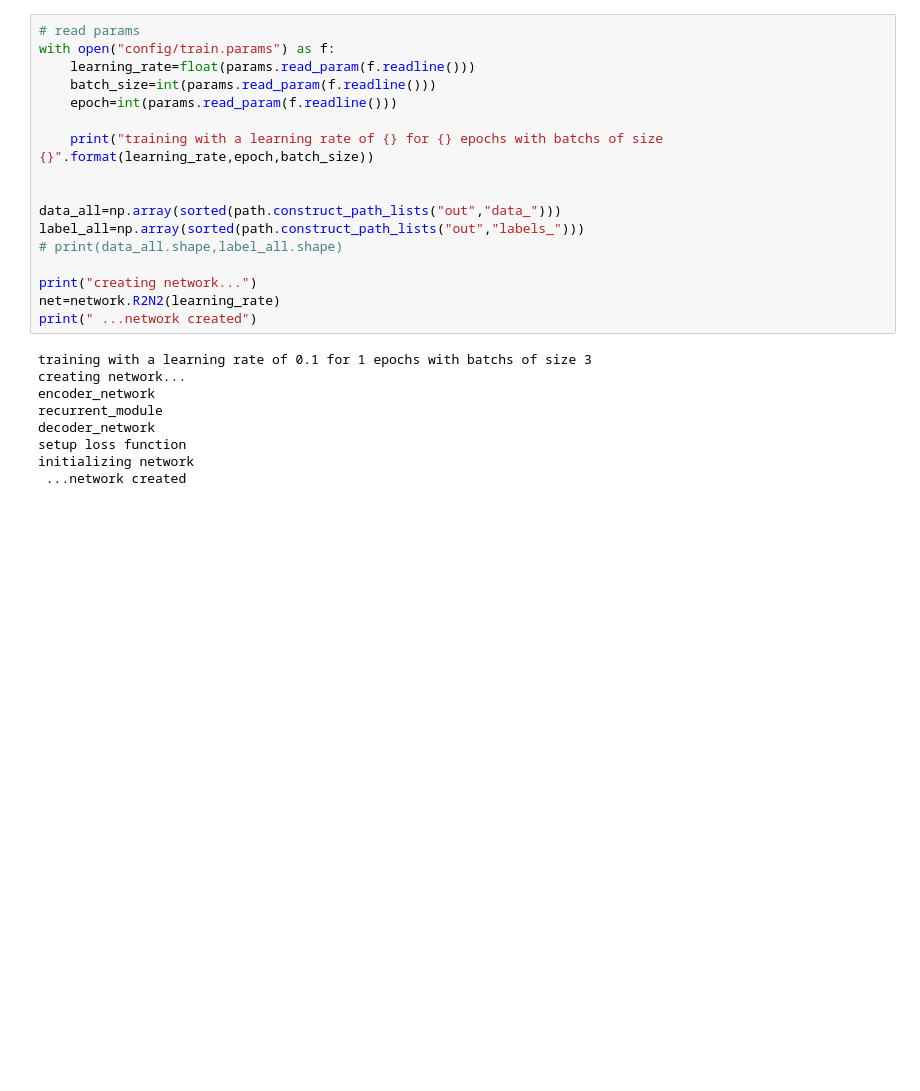
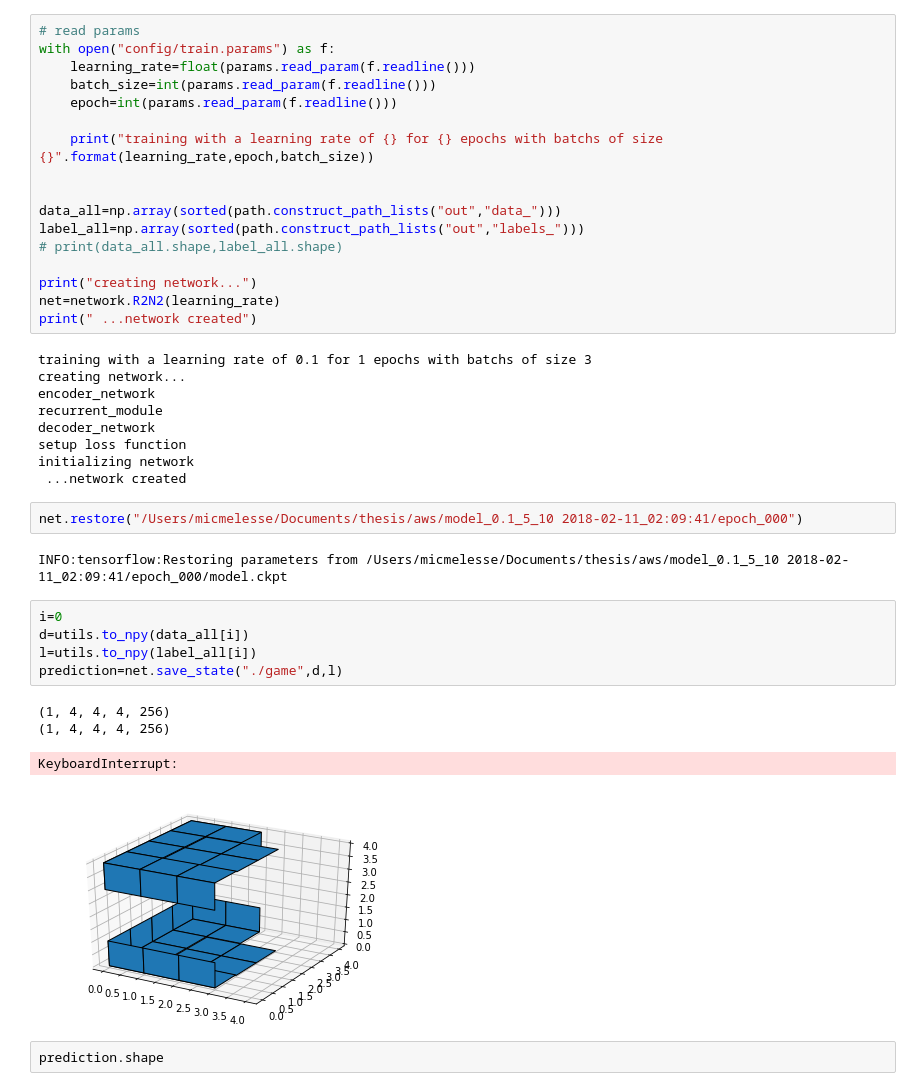
Before and after one commit to micmelesse/3D-reconstruction-with-Neural-Networks, a Jupyter notebook: demo.ipynb, the cells around one changed output. Saved outputs shown, nothing was run; the diff lists cells and outputs as text; blank space fills up the shorter version.

```diff
--- a/demo.ipynb
+++ b/demo.ipynb
@@ -44,6 +44,22 @@ decoder_network
 setup loss function
 initializing network
  ...network created
+# %%
+net.restore("/Users/micmelesse/Documents/thesis/aws/model_0.1_5_10 2018-02-11_02:09:41/epoch_000")
+# %% [output]
+INFO:tensorflow:Restoring parameters from /Users/micmelesse/Documents/thesis/aws/model_0.1_5_10 2018-02-11_02:09:41/epoch_000/model.ckpt
+# %%
+i=0
+d=utils.to_npy(data_all[i])
+l=utils.to_npy(label_all[i])
+prediction=net.save_state("./game",d,l)
+# %% [output]
+(1, 4, 4, 4, 256)
+(1, 4, 4, 4, 256)
+KeyboardInterrupt:
+[figure, added]
+# %%
+prediction.shape
 # %%
 model_dir="out/model_{}_{}_{} {}".format(learning_rate,epoch,batch_size,datetime.now().strftime("%Y-%m-%d_%H:%M:%S"))
 if not os.path.isdir(model_dir):
```
Also changed, not shown: parts of 2 cells of this notebook, 3 other files.
